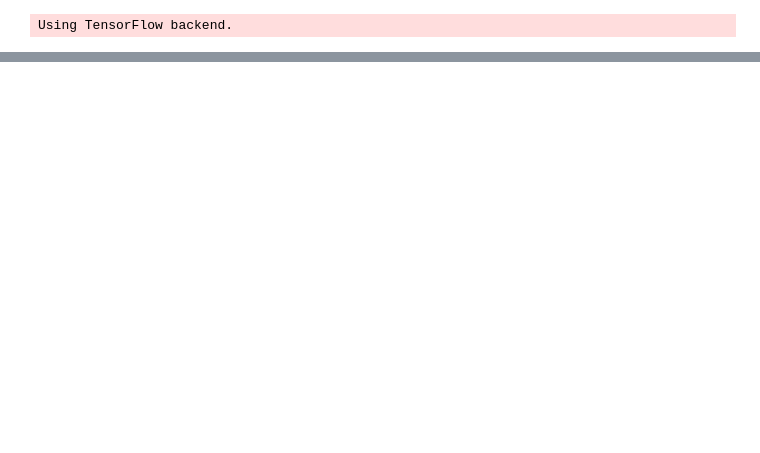
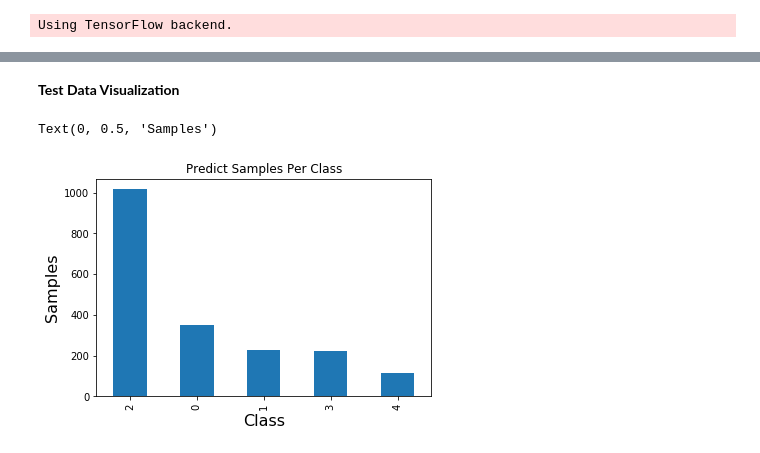
Before and after one commit to KarryHarsh/blindness-detection-capstone-project, a Jupyter notebook: Blindness-detection.ipynb, the cells around one changed output, grey strips where cells are left out. Drawn from its saved outputs; the diff is of its cells as text; code cells hidden in the pictures; blank space fills up the shorter version.

```diff
--- a/Blindness-detection.ipynb
+++ b/Blindness-detection.ipynb
@@ -63,0 +495,10 @@ AttributeError: 'NoneType' object has no attribute 'shape'
+# %%
+test_datagen=ImageDataGenerator(rescale=1./255)
+test_generator=test_datagen.flow_from_dataframe(dataframe=df_test,
+                                                directory = APTOS19_KAGGLE_DIR_TEST,
+                                                x_col="id_code",
+                                                target_size=(IMG_DIM, IMG_DIM),
+                                                batch_size=1,
+                                                shuffle=False,
+                                                class_mode=None,
+                                                seed=SEED)
@@ -63,0 +509,7 @@ AttributeError: 'NoneType' object has no attribute 'shape'
+# %%
+tta_steps = 10
+preds_tta=[]
+for i in tqdm(range(tta_steps)):
+    test_generator.reset()
+    preds = model_resnet.predict_generator(generator=test_generator,steps =ceil(df_test.shape[0]))
+    preds_tta.append(preds)
@@ -63,0 +518,4 @@ AttributeError: 'NoneType' object has no attribute 'shape'
+# %%
+final_pred = np.mean(preds_tta, axis=0)
+predicted_class_indices = np.argmax(final_pred, axis=1)
+len(predicted_class_indices)
@@ -63,0 +526,5 @@ AttributeError: 'NoneType' object has no attribute 'shape'
+# %%
+results=pd.DataFrame({"id_code":test_generator.filenames, "diagnosis":predicted_class_indices})
+results.id_code=results.id_code.apply(lambda x: x[:-4])
+results.to_csv("submission.csv", index=False)
+results.head()
@@ -63,0 +538,11 @@ AttributeError: 'NoneType' object has no attribute 'shape'
+# %% [markdown]
+**Test Data Visualization**
+# %%
+# Visualization of predicted test data using graphs
+results['diagnosis'].value_counts().plot(kind='bar');
+plt.title('Predict Samples Per Class');
+plt.xlabel('Class', fontsize=16)
+plt.ylabel('Samples', fontsize=16)
+# %% [output]
+Text(0, 0.5, 'Samples')
+[figure, added]
```
Also changed, not shown: parts of 62 cells of this notebook, 12 other files.
